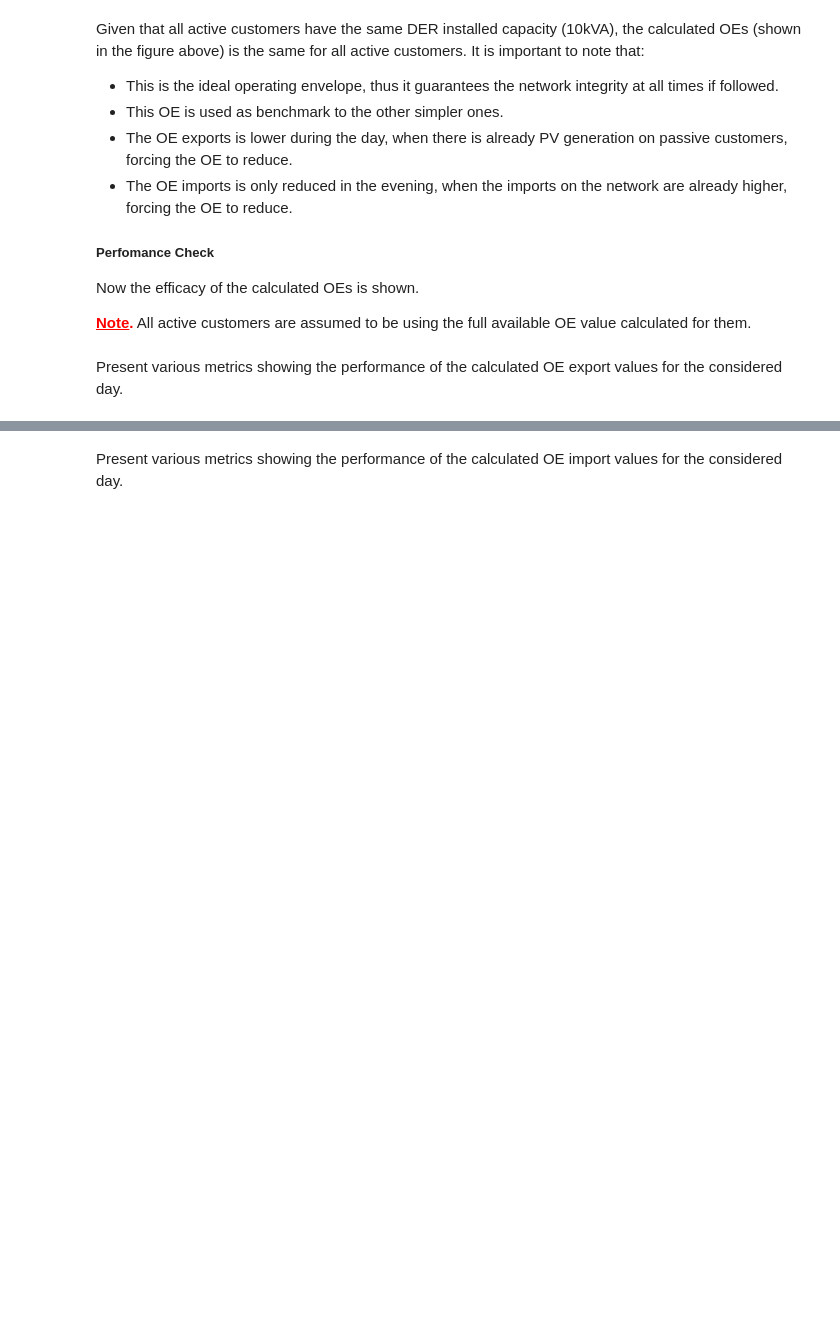
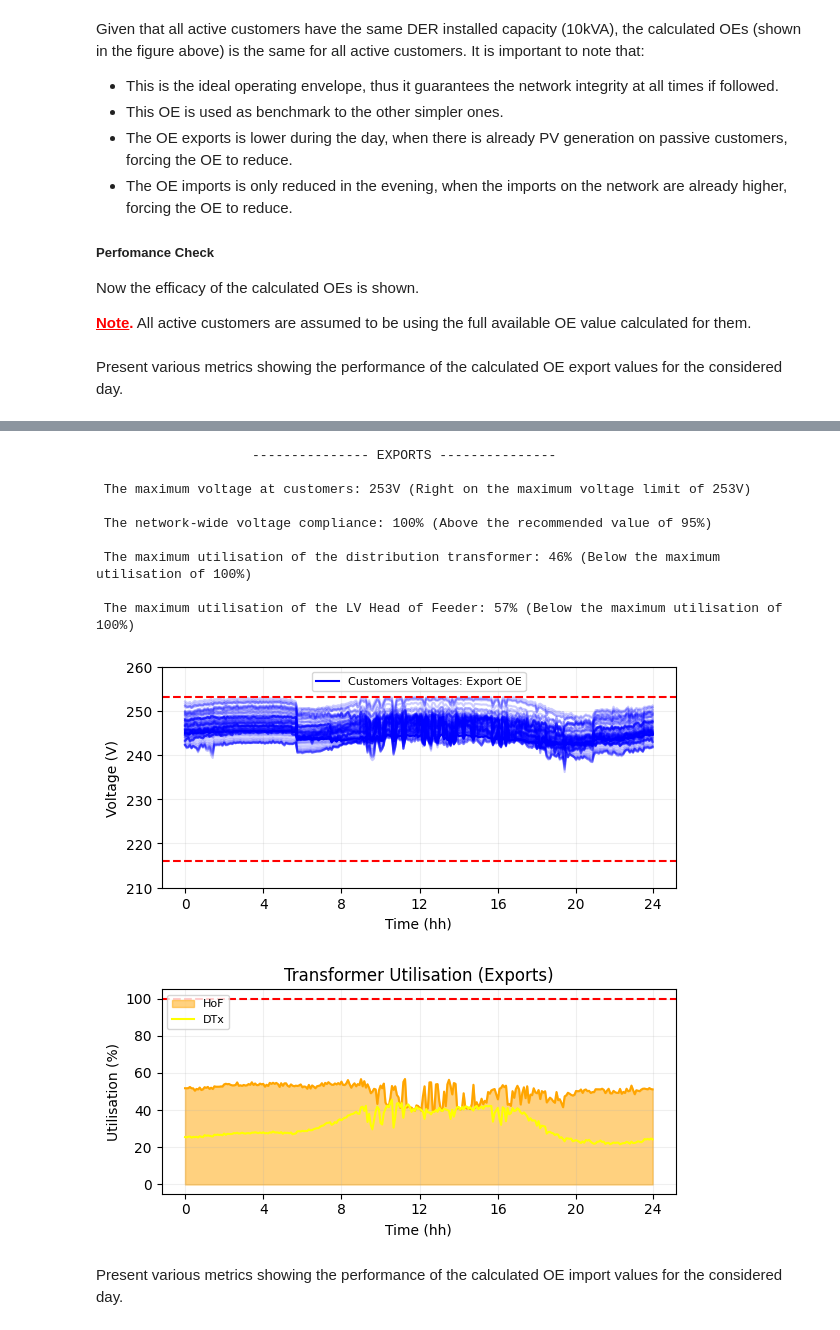
Before and after one commit to Team-Nando/OE1-Ideal, a Jupyter notebook: OE1-Ideal.ipynb, the cells around one changed output, grey strips where cells are left out. Cells and saved outputs as stored; diff of their text form; code cells hidden in the pictures; blank space fills up the shorter version.

```diff
--- a/OE1-Ideal.ipynb
+++ b/OE1-Ideal.ipynb
@@ -1007,2 +902,41 @@ plt.show()
+# %%
+# The metrics are shown
+show_metrics(
+    title="EXPORTS",
+    volt_all_cust=round(np.max(ideal_oe_prop_day_exp_volt_all_cust)),
+    lv_tx_util=round(np.max(ideal_oe_prop_day_exp_lv_tx_util)),
+    lv_hof_util=round(np.max(ideal_oe_prop_day_exp_lv_hof_util_max)),
+    voltage_compliance=round(exp_voltage_compliance)
+)
+
+# plot the voltage at all customers
+show_plot_voltages(
+    data=ideal_oe_prop_day_exp_volt_all_cust,
+    loads=load_list_prop,
+    # fig_size=(6,6),
+    save_name="Voltage-Export-OE.png"
+)
+# plot transformer utilisation
+show_plot_utilisation(
+    data=ideal_oe_prop_day_exp_lv_hof_util_max,
+    data2 = ideal_oe_prop_day_exp_lv_tx_util,
+    title="Transformer Utilisation (Exports)",
+    y_title="Utilisation (%)",
+    x_title="Time (hh)",
+    # fig_size=(6,6),
+    # save_name="Transformer-Utilisation-Export-OE.png"
+)
+# %% [output]
+                    --------------- EXPORTS ---------------
+
+ The maximum voltage at customers: 253V (Right on the maximum voltage limit of 253V)
+
+ The network-wide voltage compliance: 100% (Above the recommended value of 95%)
+
+ The maximum utilisation of the distribution transformer: 46% (Below the maximum utilisation of 100%)
+
+ The maximum utilisation of the LV Head of Feeder: 57% (Below the maximum utilisation of 100%)
+[figure, added]
+[figure, added]
 # %% [markdown]
 Present various metrics showing the performance of the calculated OE import values for the considered day.
```
Also changed, not shown: parts of 69 cells of this notebook, 1 other file.
